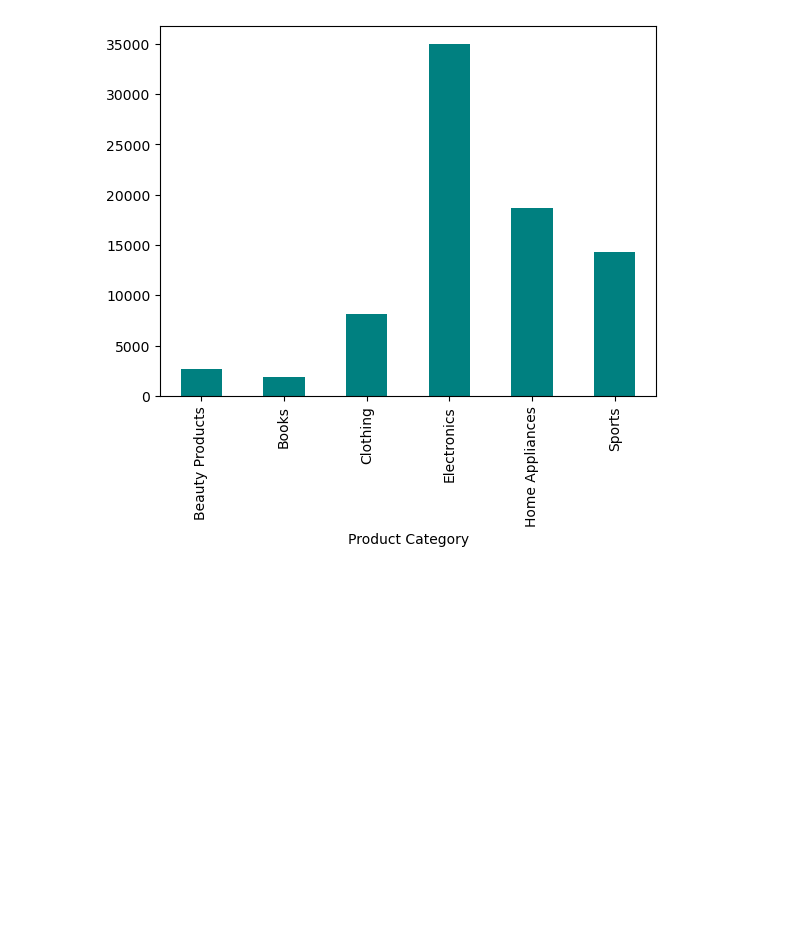
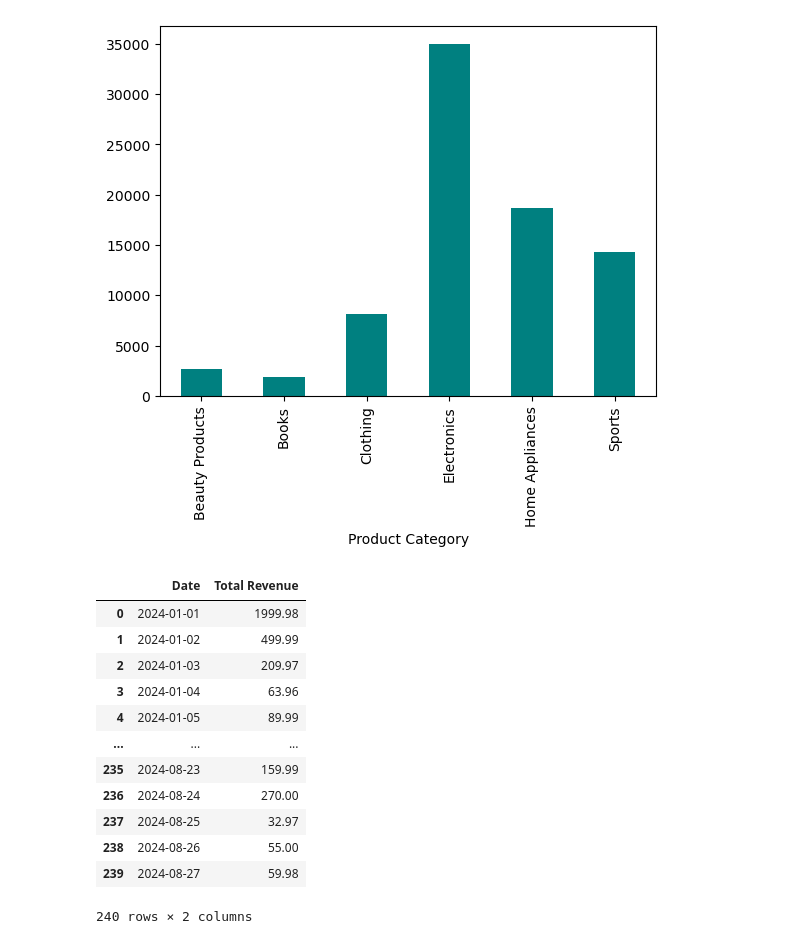
Before and after one commit to Parth0124/Python-Practice, a Jupyter notebook: Data Analysis/matplotlib.ipynb, the cells around one changed output. Cells and saved outputs as stored; diff of their text form; code cells hidden in the pictures; blank space fills up the shorter version.

```diff
--- a/Data Analysis/matplotlib.ipynb
+++ b/Data Analysis/matplotlib.ipynb
@@ -148,3 +148,22 @@ total_sales_by_product.plot(kind='bar', color='teal')
 # %% [output]
 <Axes: xlabel='Product Category'>
 [figure]
+# %%
+### plot sales trend over time
+
+sales_trend=sales_data.groupby('Date')['Total Revenue'].sum().reset_index()
+sales_trend
+# %% [output]
+|  | Date | Total Revenue |
+| 0 | 2024-01-01 | 1999.98 |
+| 1 | 2024-01-02 | 499.99 |
+| 2 | 2024-01-03 | 209.97 |
+| 3 | 2024-01-04 | 63.96 |
+| 4 | 2024-01-05 | 89.99 |
+| ... | ... | ... |
+| 235 | 2024-08-23 | 159.99 |
+| 236 | 2024-08-24 | 270.00 |
+| 237 | 2024-08-25 | 32.97 |
+| 238 | 2024-08-26 | 55.00 |
+| 239 | 2024-08-27 | 59.98 |
+240 rows × 2 columns
```
Also changed, not shown: parts of 1 cell of this notebook.
